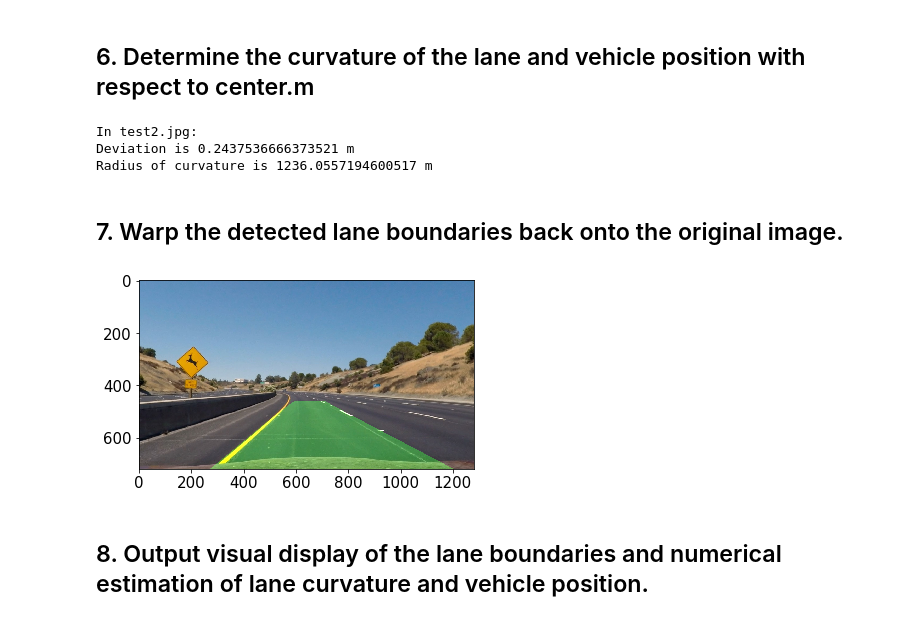
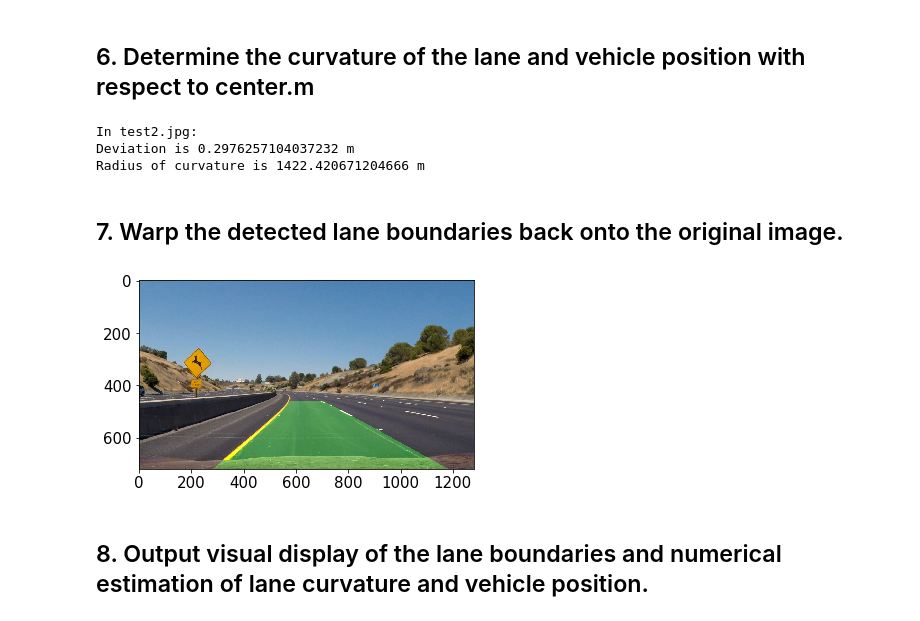
Before and after one commit to XintongHao/Self-Driving-Car-Advanced-Lane-Lines, a Jupyter notebook: Advanced-Lane-Lines.ipynb, the cells around one changed output. Saved outputs shown, nothing was run; the diff lists cells and outputs as text; code cells hidden in the pictures.

```diff
--- a/Advanced-Lane-Lines.ipynb
+++ b/Advanced-Lane-Lines.ipynb
@@ -126,6 +126,7 @@ for fname in test_images:
 #     img = region_of_interest(img, vertices)
 #     cv2.imwrite(filename=ROAD_SAVE_PATH + '/' + new_fname, img=img)
     img = undistort(img, mtx, dist)
+    undistored_list.append(img)
     cv2.imwrite(filename=UNDISTORTED_SAVE_PATH + '/' + new_fname, img=img)
 # %% [markdown]
 Display undistorted image example
@@ -142,16 +143,13 @@ display_comparison(test_img, undistorted_img, 'Undistorted Image', 'undistorted_
 # %% [markdown]
 ## Apply a perspective transform to rectify binary image ("birds-eye view").
 # %%
-def perspective_transform(img_binary):
+def perspective_transform(img):
     """convert the perspective image to bird view"""
 #     image_shape = img_binary.shape
-    image_shape = (img_binary.shape[1], img_binary.shape[0])
+    image_shape = (img.shape[1], img.shape[0])
 
-    src = np.float32([[258, 679], [446, 549], [837, 549], [1045, 679]])
-    dst = np.float32([[258, 679], [258, 549], [837, 549], [837, 679]])
-
-    src = np.float32([[258, 679], [446, 549], [837, 549], [1045, 679]])
-    dst = np.float32([[258, 679], [258, 549], [837, 549], [837, 679]])
+#     src = np.float32([[258, 679], [446, 549], [837, 549], [1045, 679]])
+#     dst = np.float32([[258, 679], [258, 549], [837, 549], [837, 679]])
     # Source points
 
 #     offset = 350 # offset for dst points
@@ -166,12 +164,17 @@ def perspective_transform(img_binary):
 #                     [image_shape[0]-offset, image_shape[1]],
 #                     [offset, image_shape[1]]])
 
+    src = np.float32([[180, img.shape[0]], [575, 460],
+                      [705, 460], [1150, img.shape[0]]])
+    # Define 4 destination points
+    dst = np.float32([[320, img.shape[0]], [320, 0],
+                      [960, 0], [960, img.shape[0]]])
 
 
-    image_shape = (img_binary.shape[1], img_binary.shape[0])
+    image_shape = (img.shape[1], img.shape[0])
     M = cv2.getPerspectiveTransform(src, dst)
     M_T = cv2.getPerspectiveTransform(dst, src)
-    warped = cv2.warpPerspective(img_binary, M, image_shape, flags=cv2.INTER_LINEAR)
+    warped = cv2.warpPerspective(img, M, image_shape, flags=cv2.INTER_LINEAR)
     return warped, M, M_T
 # %%
 # warped_img, M, M_T = perspective_transform(threshold_binary_img, src, dst)
@@ -304,7 +307,7 @@ Utility function from Project 1, find the region that we are interested.
 vertices = np.array([[(200, 720),
                       (150, 0),
                       (1150, 0),
-                      (950, 720)]], dtype=np.int32)
+                      (1100, 720)]], dtype=np.int32)
 
 def region_of_interest(img, vertices=vertices):
     """
@@ -712,16 +732,23 @@ def measure_curvature_and_offset(image_shape, ploty, left_fit, right_fit, leftx,
 # %%
-out_img, left_fitx, right_fitx, ploty, left_fit, right_fit, leftx, rightx, lefty, righty = find_lane_pixels(region_list[3])
+out_img, left_fitx, right_fitx, ploty, left_fit, right_fit, leftx, rightx, lefty, righty, leftx_base, rightx_base = find_lane_pixels(pipeline_list[3])
 
 # Calculate the radius of curvature in meters for both lane lines
-offset_from_center, curverad = measure_curvature_and_offset(out_img.shape, ploty, left_fit, right_fit, leftx, rightx, lefty, righty, left_fitx, right_fitx)
+offset_from_center, left_curverad, right_curverad = measure_curvature_and_offset(out_img.shape,
+                                                            ploty,
+                                                            left_fit, right_fit,
+                                                            leftx, rightx,
+                                                            lefty, righty,
+                                                            left_fitx, right_fitx)
+
+curverad = min(left_curverad, right_curverad)
 
 print("In test2.jpg:")
 print('Deviation is {} m'.format(offset_from_center))
 print('Radius of curvature is {} m'.format(curverad))
 # %% [output]
 In test2.jpg:
-Deviation is 0.2437536666373521 m
-Radius of curvature is 1236.0557194600517 m
+Deviation is 0.2976257104037232 m
+Radius of curvature is 1422.420671204666 m
 # %% [markdown]
 ## 7. Warp the detected lane boundaries back onto the original image.
 # %%
@@ -745,17 +773,24 @@ def drawing(warped, Minv, ploty, left_fitx, right_fitx, src_img):
 
     return result
 # %%
-drawing_img = drawing(region_list[5],
+test_img = cv2.imread('test_images/test2.jpg')
+pip_img, _ = img_pipeline(test_img)
+
+out_img, left_fitx, right_fitx, ploty, left_fit, right_fit, leftx, rightx, lefty, righty, leftx_base, rightx_base = find_lane_pixels(pip_img)
+
+
+
+drawing_img = drawing(pip_img,
                       M_T,
                       ploty,
                       left_fitx,
                       right_fitx,
-                      undistorted_full_img)
+                      test_img)
 
 plt.imshow(cv2.cvtColor(drawing_img, cv2.COLOR_BGR2RGB))
 plt.show()
 # %% [output]
-[figure, old version]
+[figure, new version]
 # %% [markdown]
 ## 8. Output visual display of the lane boundaries and numerical estimation of lane curvature and vehicle position.
 # %%
```
Also changed, not shown: parts of 22 cells of this notebook, 20 other files.
